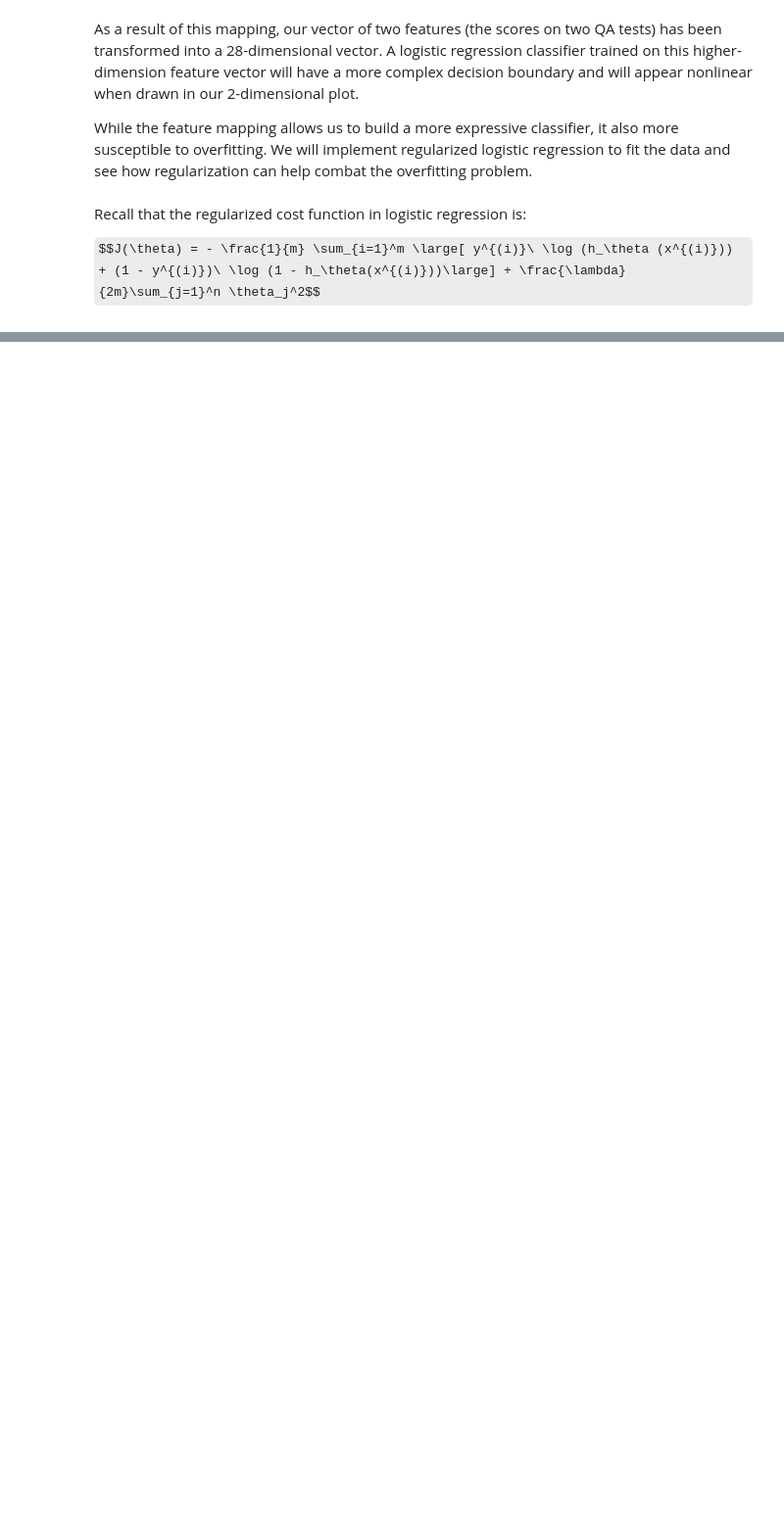
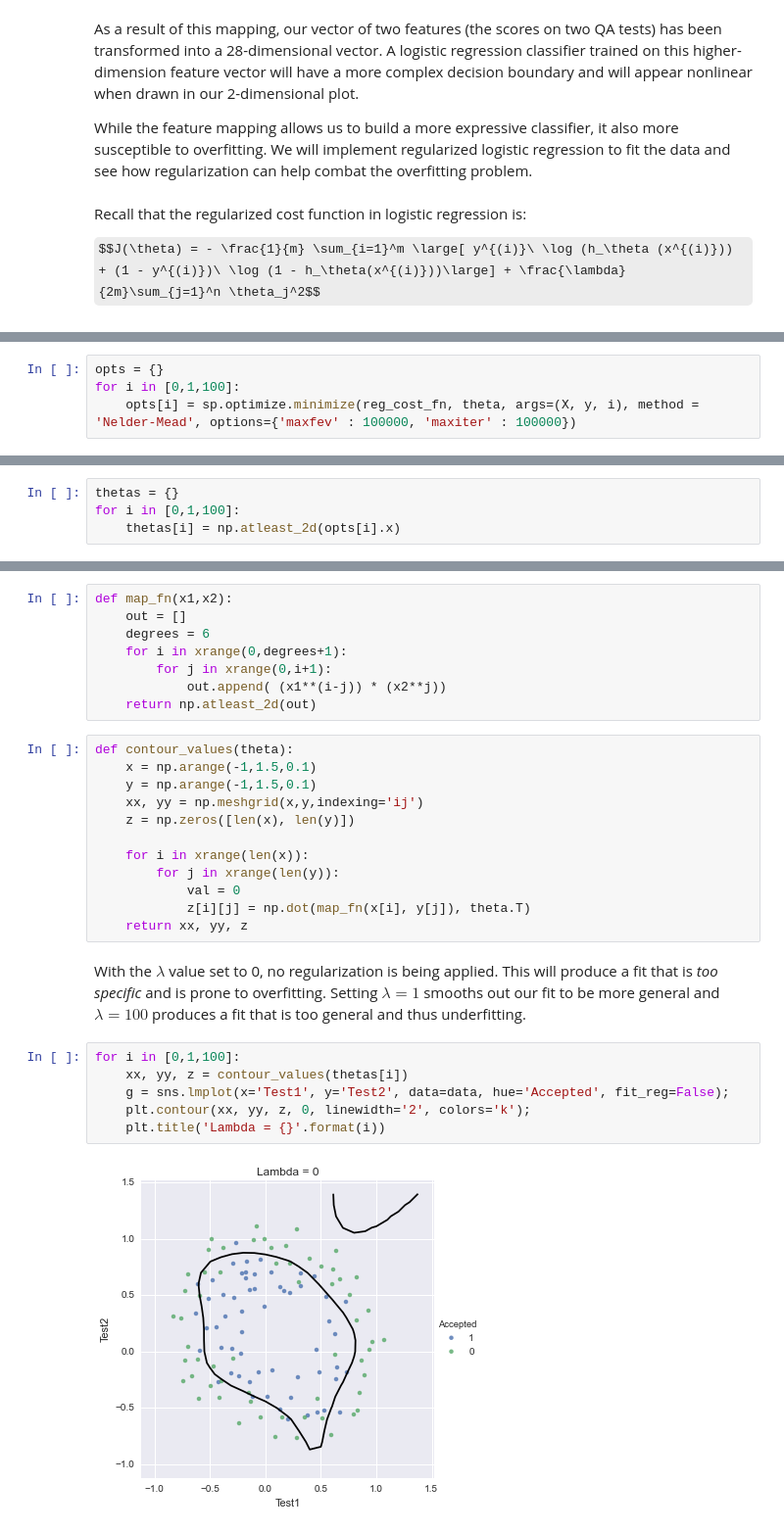
Before and after one commit to jvivian/Coursera-Machine-Learning_Ng, a Jupyter notebook: Week 3 -- Logistic Regression and Regularization.ipynb, the cells around one changed output, grey strips where cells are left out. Shown at 98% size. Cells and saved outputs as stored; diff of their text form; some formulas as TeX source; blank space fills up the shorter version.

```diff
--- a/Week 3 -- Logistic Regression and Regularization.ipynb
+++ b/Week 3 -- Logistic Regression and Regularization.ipynb
@@ -238,0 +245,4 @@ np.dot()
+# %%
+opts = {}
+for i in [0,1,100]:
+    opts[i] = sp.optimize.minimize(reg_cost_fn, theta, args=(X, y, i), method = 'Nelder-Mead', options={'maxfev' : 100000, 'maxiter' : 100000})
@@ -238,0 +251,4 @@ np.dot()
+# %%
+thetas = {}
+for i in [0,1,100]:
+    thetas[i] = np.atleast_2d(opts[i].x)
@@ -238,0 +257,30 @@ np.dot()
+# %%
+def map_fn(x1,x2):
+    out = []
+    degrees = 6
+    for i in xrange(0,degrees+1):
+        for j in xrange(0,i+1):
+            out.append( (x1**(i-j)) * (x2**j))
+    return np.atleast_2d(out)
+# %%
+def contour_values(theta):
+    x = np.arange(-1,1.5,0.1)
+    y = np.arange(-1,1.5,0.1)
+    xx, yy = np.meshgrid(x,y,indexing='ij')
+    z = np.zeros([len(x), len(y)])
+
+    for i in xrange(len(x)):
+        for j in xrange(len(y)):
+            val = 0
+            z[i][j] = np.dot(map_fn(x[i], y[j]), theta.T)
+    return xx, yy, z
+# %% [markdown]
+With the $\lambda$ value set to 0, no regularization is being applied. This will produce a fit that is *too specific* and is prone to overfitting. Setting $\lambda = 1$ smooths out our fit to be more general and $\lambda = 100$ produces a fit that is too general and thus underfitting.
+# %%
+for i in [0,1,100]:
+    xx, yy, z = contour_values(thetas[i])
+    g = sns.lmplot(x='Test1', y='Test2', data=data, hue='Accepted', fit_reg=False);
+    plt.contour(xx, yy, z, 0, linewidth='2', colors='k');
+    plt.title('Lambda = {}'.format(i))
+# %% [output]
+[figure, added]
```
Also changed, not shown: parts of 17 cells of this notebook.
